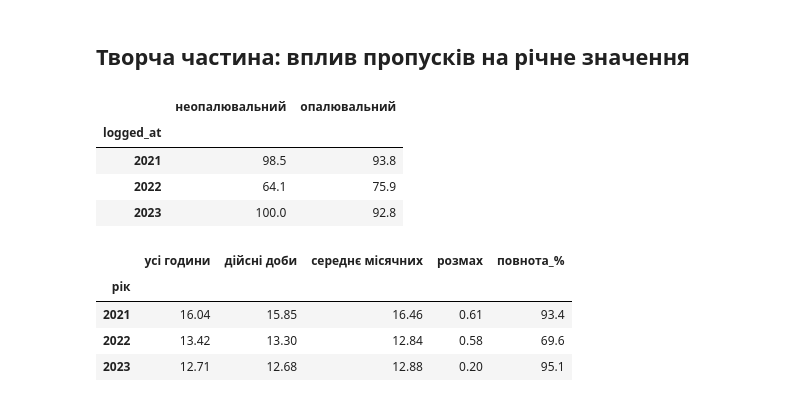
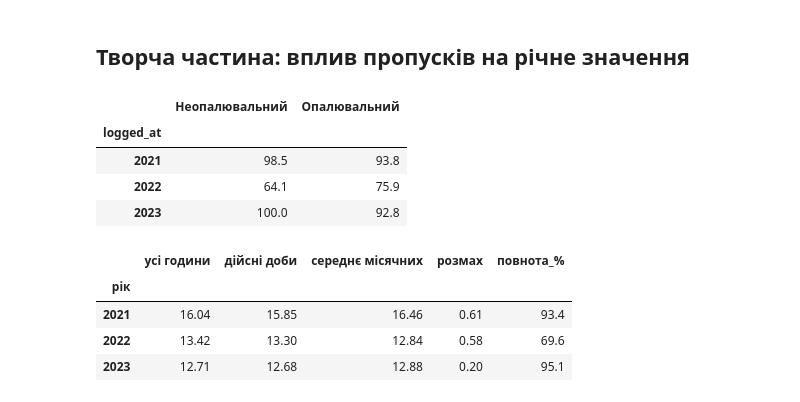
Before and after one commit to AnastasiK8/Password-check-lab, a Jupyter notebook: pr4/notebooks/pr4_ivano_frankivsk_pm25.ipynb, the cells around one changed output. Cells and saved outputs as stored; diff of their text form; code cells hidden in the pictures.

```diff
--- a/pr4/notebooks/pr4_ivano_frankivsk_pm25.ipynb
+++ b/pr4/notebooks/pr4_ivano_frankivsk_pm25.ipynb
@@ -335,13 +335,13 @@ print("Збережено:", sorted(p.name for p in PROCESSED.glob("*.csv")))
 ## Творча частина: вплив пропусків на річне значення
 # %%
 h = hours.to_frame("є_вимір")
-h["опалювальний"] = h.index.month.isin([10, 11, 12, 1, 2, 3, 4])
-share = (h.groupby([h.index.year, "опалювальний"])["є_вимір"].mean() * 100)
+h["Опалювальний"] = h.index.month.isin([10, 11, 12, 1, 2, 3, 4])
+share = (h.groupby([h.index.year, "Опалювальний"])["є_вимір"].mean() * 100)
 share = share.round(1).unstack()
-share.columns = ["неопалювальний", "опалювальний"]
+share.columns = ["Неопалювальний", "Опалювальний"]
 share
 # %% [output]
-|  | неопалювальний | опалювальний |
+|  | Неопалювальний | Опалювальний |
 | logged_at |  |  |
 | 2021 | 98.5 | 93.8 |
 | 2022 | 64.1 | 75.9 |
```
Also changed, not shown: 1 other file.
